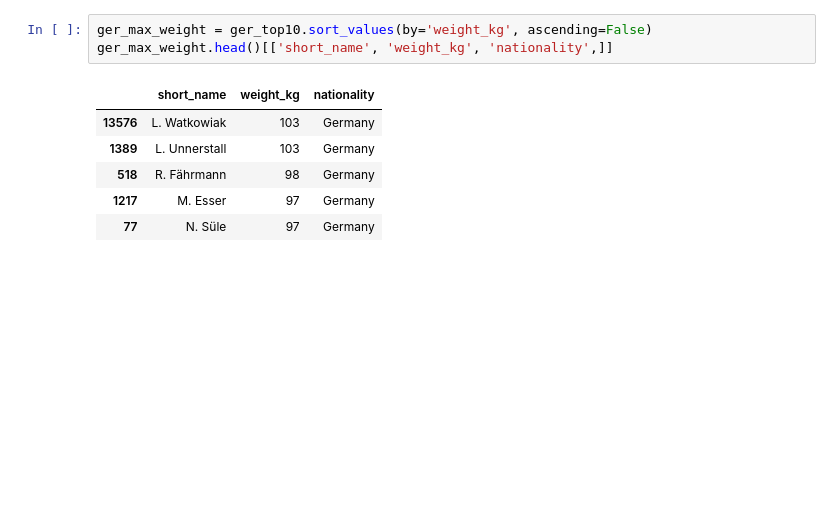
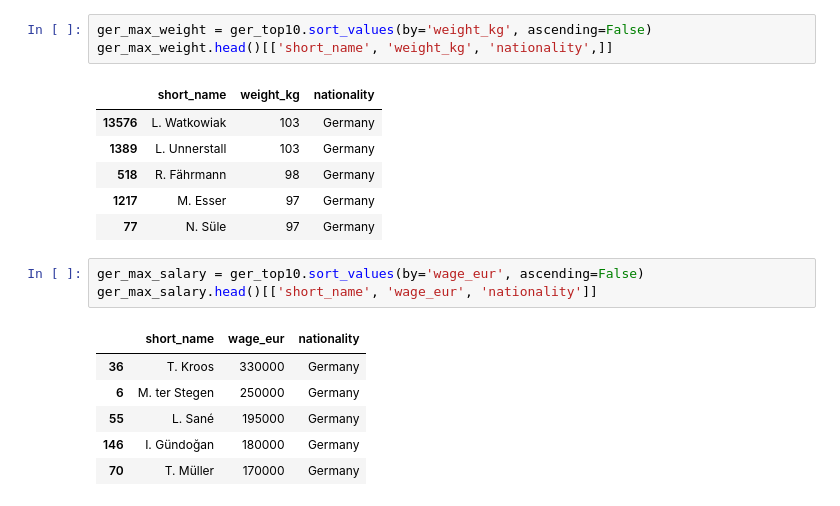
Before and after one commit to mphelps1978/JumpPlus_Fifa_Data_Analysis, a Jupyter notebook: JumpPlus_FIFA_Data.ipynb, the cells around one changed output. Cells and saved outputs as stored; diff of their text form; blank space fills up the shorter version.

```diff
--- a/JumpPlus_FIFA_Data.ipynb
+++ b/JumpPlus_FIFA_Data.ipynb
@@ -165,3 +165,13 @@ ger_max_weight.head()[['short_name', 'weight_kg', 'nationality',]]
 | 518 | R. Fährmann | 98 | Germany |
 | 1217 | M. Esser | 97 | Germany |
 | 77 | N. Süle | 97 | Germany |
+# %%
+ger_max_salary = ger_top10.sort_values(by='wage_eur', ascending=False)
+ger_max_salary.head()[['short_name', 'wage_eur', 'nationality']]
+# %% [output]
+|  | short_name | wage_eur | nationality |
+| 36 | T. Kroos | 330000 | Germany |
+| 6 | M. ter Stegen | 250000 | Germany |
+| 55 | L. Sané | 195000 | Germany |
+| 146 | I. Gündoğan | 180000 | Germany |
+| 70 | T. Müller | 170000 | Germany |
```
